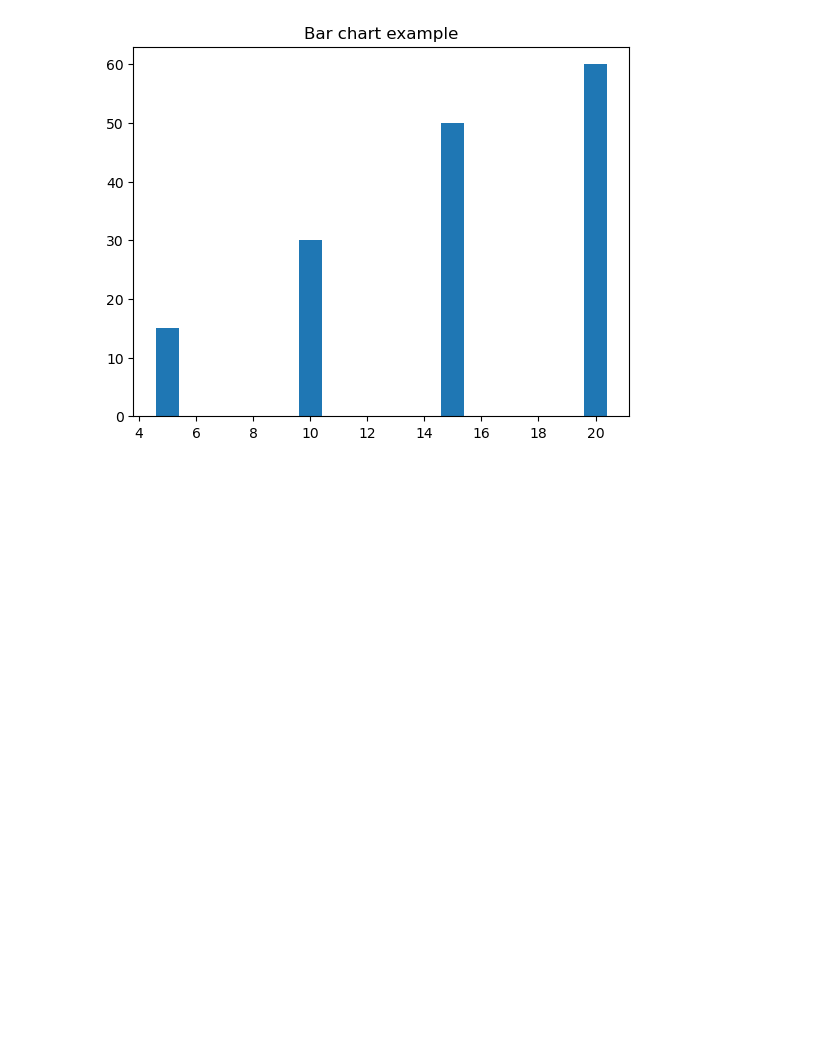
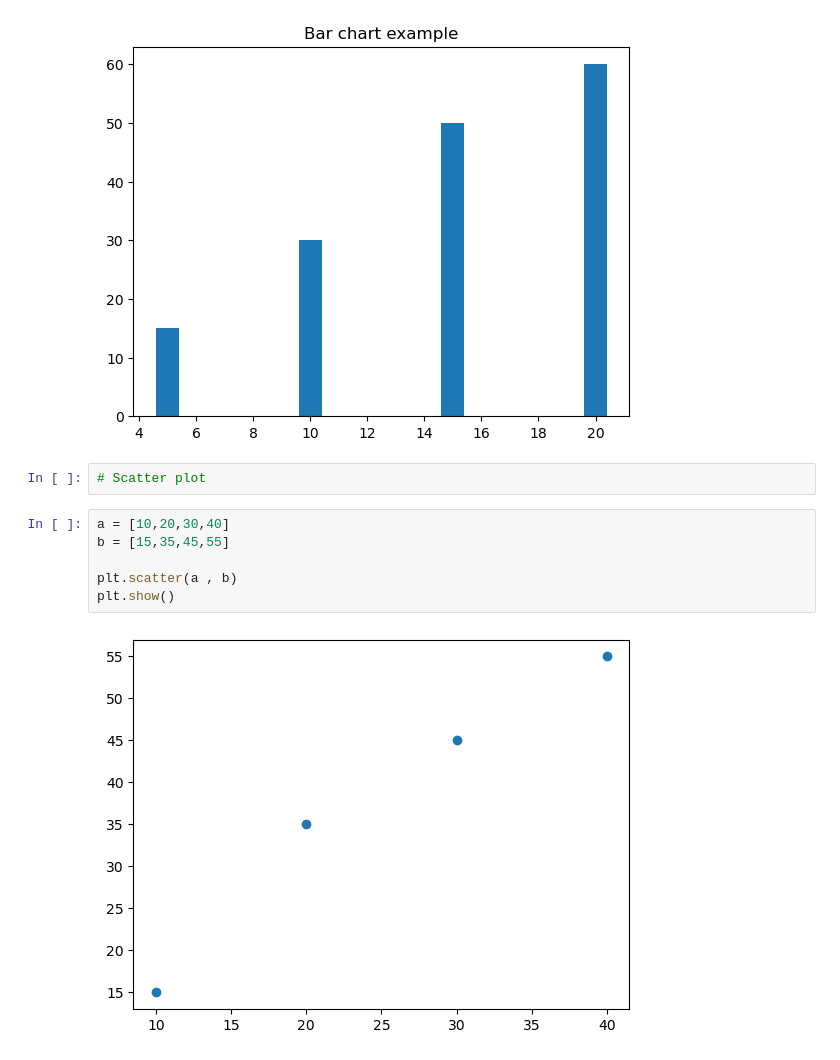
Before and after one commit to YashNotCoder/Python-Learning, a Jupyter notebook: Libraries/Matplotlib/Basics of matplotlib.ipynb, the cells around one changed output. Drawn from its saved outputs; the diff is of its cells as text; blank space fills up the shorter version.

Commit message:
Learning Scatter Plot

```diff
--- a/Libraries/Matplotlib/Basics of matplotlib.ipynb
+++ b/Libraries/Matplotlib/Basics of matplotlib.ipynb
@@ -50,3 +50,13 @@ plt.title('Bar chart example')
 # %% [output]
 Text(0.5, 1.0, 'Bar chart example')
 [figure]
+# %%
+# Scatter plot
+# %%
+a = [10,20,30,40]
+b = [15,35,45,55]
+
+plt.scatter(a , b)
+plt.show()
+# %% [output]
+[figure, added]
```
